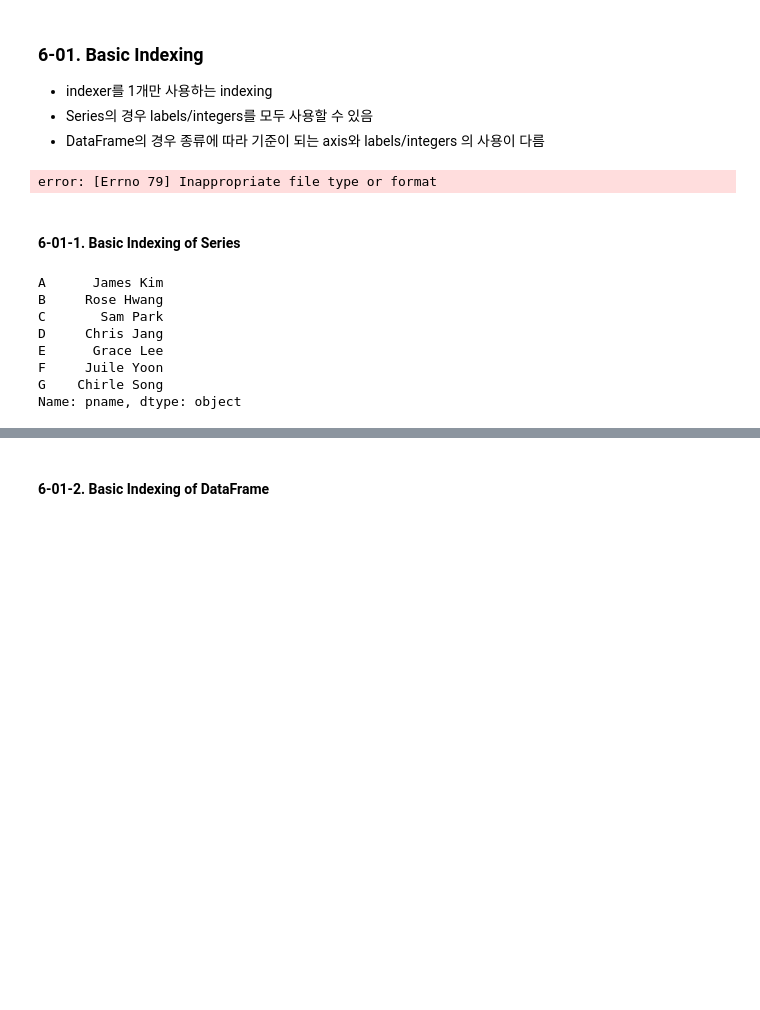
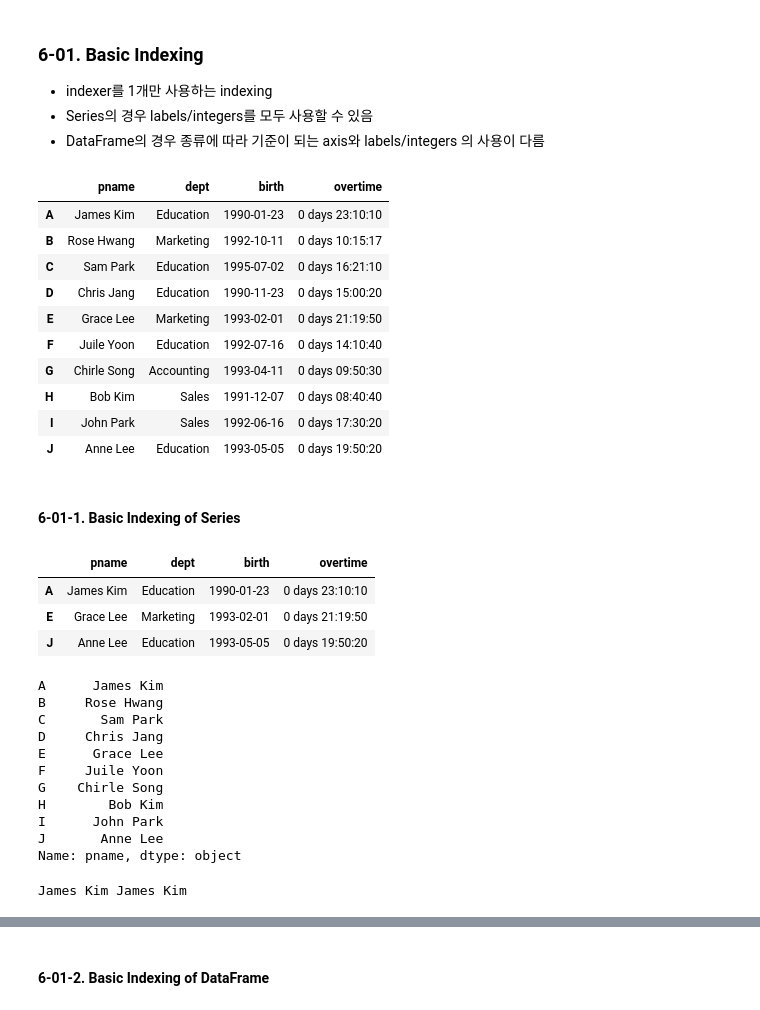
Before and after one commit to oms1226/20201130_python_farmingindustry, a Jupyter notebook: 2week/Python_for_AI_Pandas_PART1_LAB1208.ipynb, the cells around one changed output, grey strips where cells are left out. Saved outputs shown, nothing was run; the diff lists cells and outputs as text; code cells hidden in the pictures; blank space fills up the shorter version.

```diff
--- a/2week/Python_for_AI_Pandas_PART1_LAB1208.ipynb
+++ b/2week/Python_for_AI_Pandas_PART1_LAB1208.ipynb
@@ -1473,21 +1525,39 @@ df3
 # %%
 import pandas as pd
 import numpy as np
 import shelve
 
-
-df = shelve.open("easySample")['sample3']
+# https://github.com/Soyoung-Yoon/data/blob/main/easySample.db  을 다운로드 받은 뒤, colab에 업로드 해서 사용
+df = shelve.open("easySample1")['sample3']
 df = df[['pname', 'dept', 'birth', 'overtime']]
 df.index = pd.Index(list("ABCDEFGHIJ"))
 df
 # %% [output]
-error: [Errno 79] Inappropriate file type or format
+|  | pname | dept | birth | overtime |
+| A | James Kim | Education | 1990-01-23 | 0 days 23:10:10 |
+| B | Rose Hwang | Marketing | 1992-10-11 | 0 days 10:15:17 |
+| C | Sam Park | Education | 1995-07-02 | 0 days 16:21:10 |
+| D | Chris Jang | Education | 1990-11-23 | 0 days 15:00:20 |
+| E | Grace Lee | Marketing | 1993-02-01 | 0 days 21:19:50 |
+| F | Juile Yoon | Education | 1992-07-16 | 0 days 14:10:40 |
+| G | Chirle Song | Accounting | 1993-04-11 | 0 days 09:50:30 |
+| H | Bob Kim | Sales | 1991-12-07 | 0 days 08:40:40 |
+| I | John Park | Sales | 1992-06-16 | 0 days 17:30:20 |
+| J | Anne Lee | Education | 1993-05-05 | 0 days 19:50:20 |
 # %% [markdown]
 #### 6-01-1. Basic Indexing of Series
+# %%
+df2 = df.sort_values(by='overtime', ascending=False)
+df2.head(3)
+# %% [output]
+|  | pname | dept | birth | overtime |
+| A | James Kim | Education | 1990-01-23 | 0 days 23:10:10 |
+| E | Grace Lee | Marketing | 1993-02-01 | 0 days 21:19:50 |
+| J | Anne Lee | Education | 1993-05-05 | 0 days 19:50:20 |
 # %%
 # Series 구하기
 s = df['pname']
-s.head(7)
+s
 # %% [output]
 A      James Kim
 B     Rose Hwang
@@ -1496,11 +1566,16 @@ D     Chris Jang
 E      Grace Lee
 F     Juile Yoon
 G    Chirle Song
+H        Bob Kim
+I      John Park
+J       Anne Lee
 Name: pname, dtype: object
 # %%
 # a single label/integer
 # 첫 번째 element인 'James Kim' 을 Scalar로 가져오기 합니다.
 print(s[0], s['A'])
+# %% [output]
+James Kim James Kim
 # %%
 # a list or array of labels/integers
 # James Kim, Sam Park, Julie Yoon을 Series로 가져오기 합니다.
```
Also changed, not shown: parts of 86 cells of this notebook, 5 other files.
